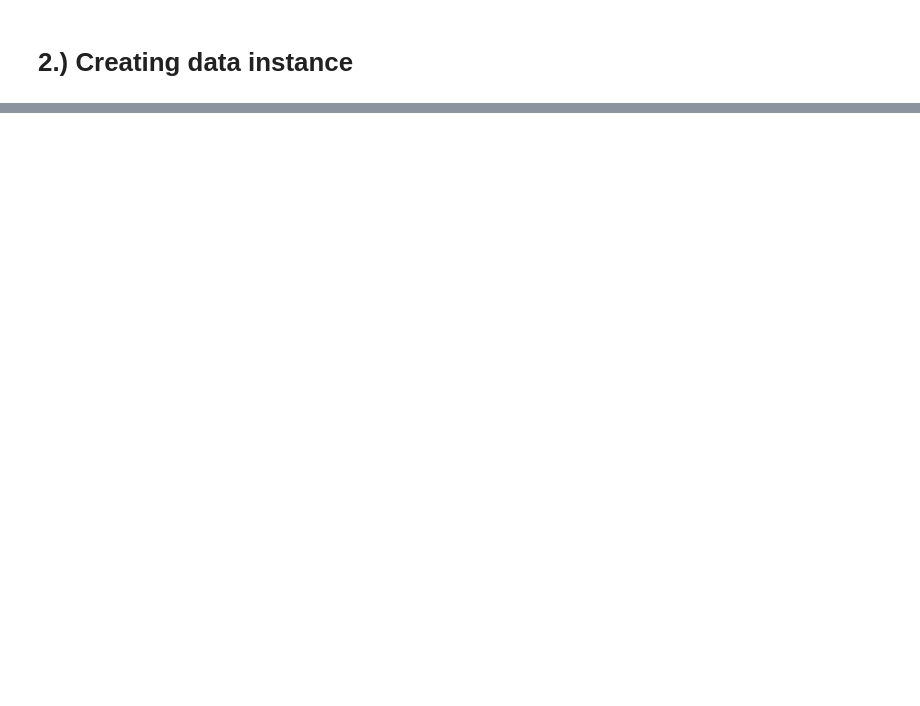
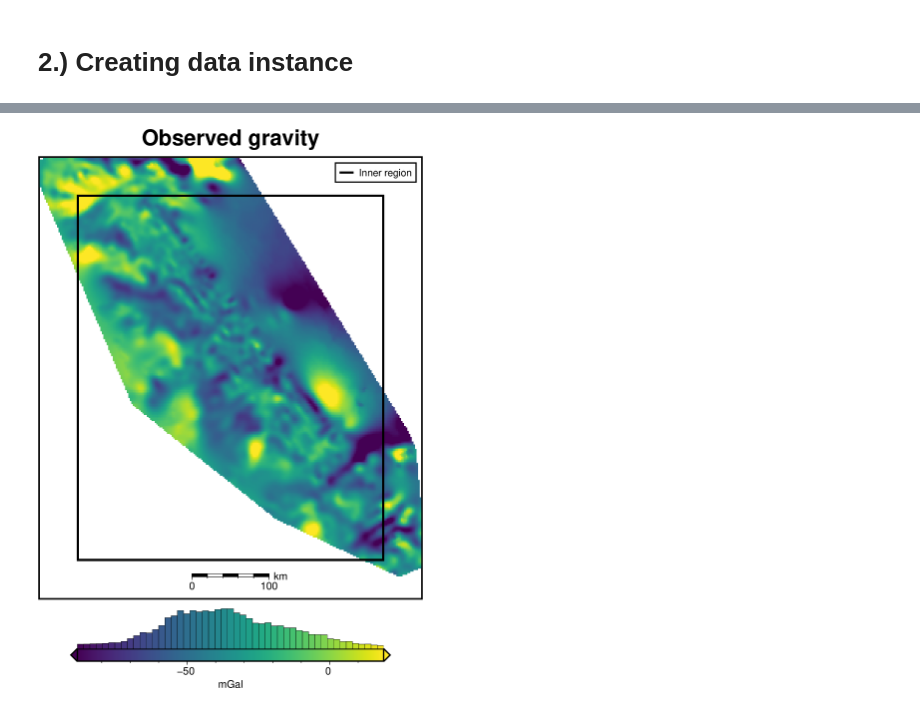
Before and after one commit to ChrtistianHase/Semesterproject_2025, a Jupyter notebook: gravity_inversion.ipynb, the cells around one changed output, grey strips where cells are left out. Cells and saved outputs as stored; diff of their text form; code cells hidden in the pictures; blank space fills up the shorter version.

```diff
--- a/gravity_inversion.ipynb
+++ b/gravity_inversion.ipynb
@@ -24,2 +30,3 @@ requested spacing (500.0) is smaller than the original (1000.0).
 # %%
-gravityanomaly = xr.open_dataset('gravityanomaly.nc')
+gravityanomaly = xr.load_dataset('gravityanomaly.nc')
+gravityanomaly
@@ -26,5 +42,6 @@ gravityanomaly = xr.open_dataset('gravityanomaly.nc')
 # %% [markdown]
 # 2.) Creating data instance
 # %%
-create_data(gravity,  buffer_width=None, model_type='prisms')
+gravityanomaly = invert4geom.create_data(gravityanomaly, buffer_width=None, model_type='prisms')
+gravityanomaly
 # %% [output]
@@ -31,0 +66,4 @@ NameError: name 'create_data' is not defined
+# %%
+gravityanomaly.inv.plot_observed()
+# %% [output]
+[figure, added]
```
Also changed, not shown: parts of 9 cells of this notebook.
